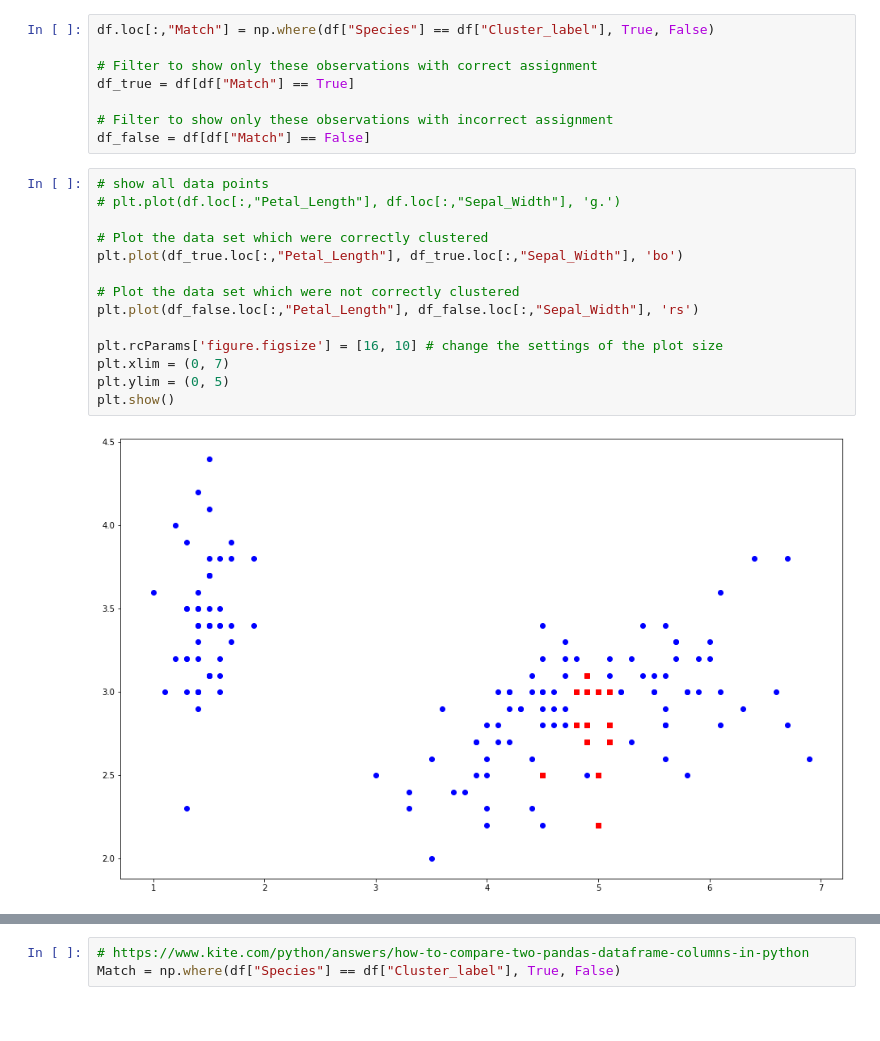
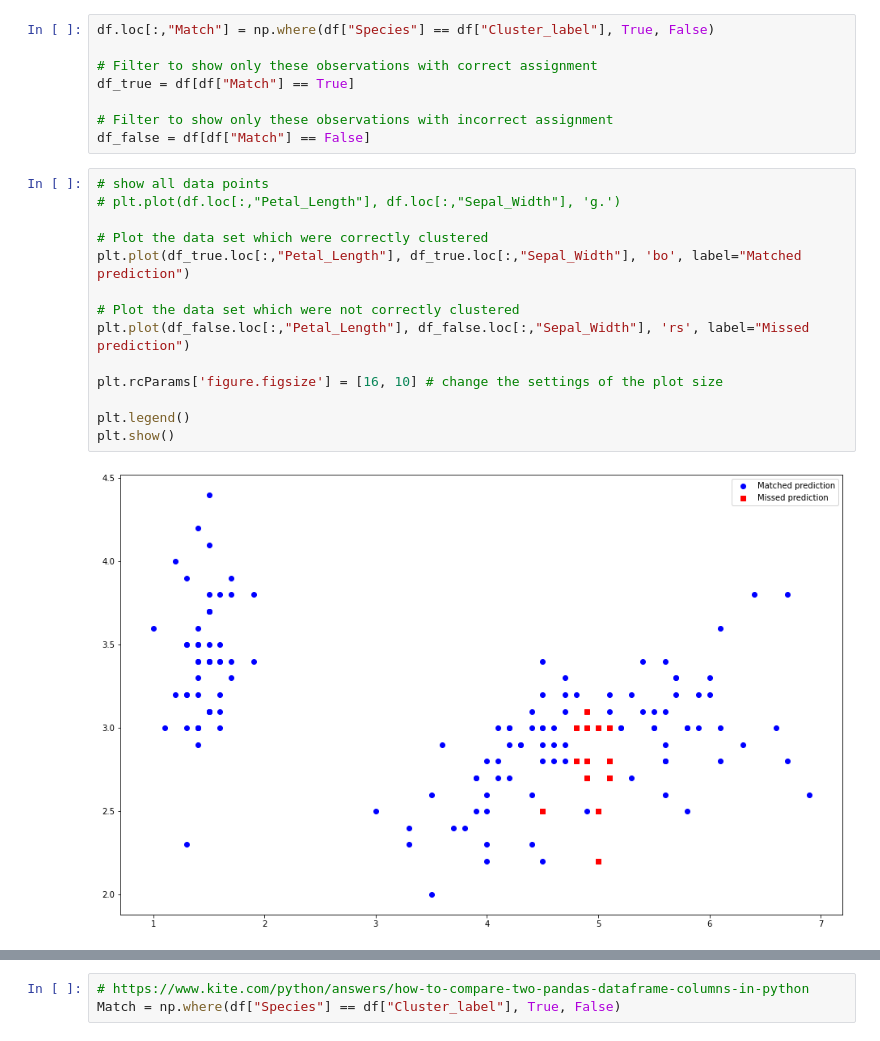
Before and after one commit to andkoc001/Machine-Learning-and-Statistics, a Jupyter notebook: MLaS-Tasks.ipynb, the cells around one changed output, grey strips where cells are left out. Cells and saved outputs as stored; diff of their text form.

Commit message:
Task 4 refined - legends added, comments updated

```diff
--- a/MLaS-Tasks.ipynb
+++ b/MLaS-Tasks.ipynb
@@ -908,16 +846,16 @@ df_false = df[df["Match"] == False]
 # %%
 # show all data points
 # plt.plot(df.loc[:,"Petal_Length"], df.loc[:,"Sepal_Width"], 'g.')
 
 # Plot the data set which were correctly clustered
-plt.plot(df_true.loc[:,"Petal_Length"], df_true.loc[:,"Sepal_Width"], 'bo')
+plt.plot(df_true.loc[:,"Petal_Length"], df_true.loc[:,"Sepal_Width"], 'bo', label="Matched prediction")
 
 # Plot the data set which were not correctly clustered
-plt.plot(df_false.loc[:,"Petal_Length"], df_false.loc[:,"Sepal_Width"], 'rs')
+plt.plot(df_false.loc[:,"Petal_Length"], df_false.loc[:,"Sepal_Width"], 'rs', label="Missed prediction")
 
 plt.rcParams['figure.figsize'] = [16, 10] # change the settings of the plot size
-plt.xlim = (0, 7)
-plt.ylim = (0, 5)
+
+plt.legend()
 plt.show()
 # %% [output]
-[figure, old version]
+[figure, new version]
```
Also changed, not shown: parts of 21 cells of this notebook.
